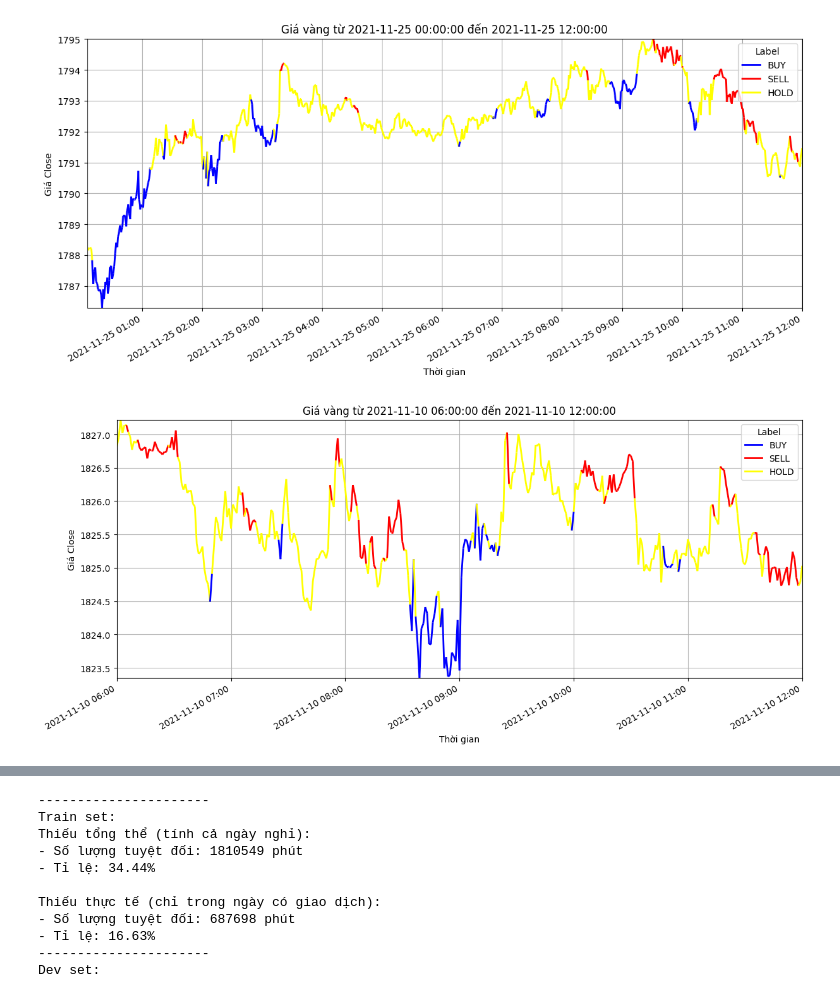
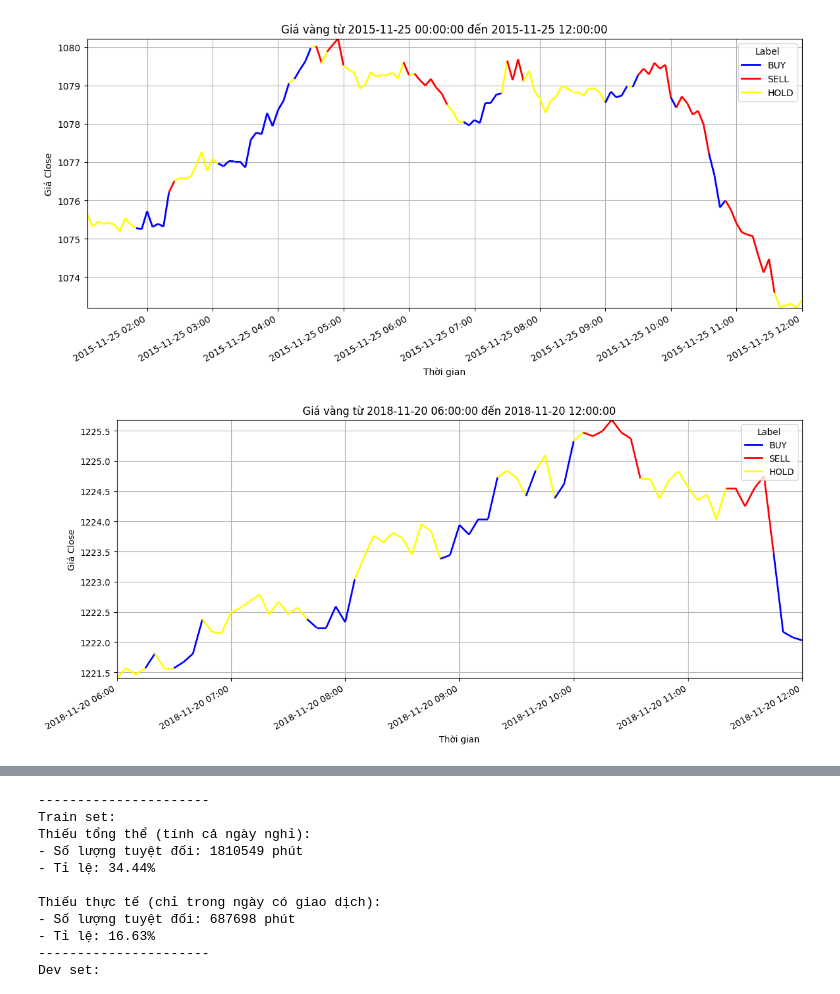
Before and after one commit to nguyenduchuyiu/xauusd-trading, a Jupyter notebook: analyst.ipynb, the cells around one changed output, grey strips where cells are left out. Drawn from its saved outputs; the diff is of its cells as text; code cells hidden in the pictures.

```diff
--- a/analyst.ipynb
+++ b/analyst.ipynb
@@ -17,7 +17,7 @@ def plot_labeled_price_by_time(df, start_time, end_time):
 
     # Tạo bản sao và xử lý cột datetime
     df = df.copy()
-    df['Datetime'] = pd.to_datetime(df['Date'].astype(str) + ' ' + df['Time'].astype(str), errors='coerce')
+    df['Datetime'] = pd.to_datetime(df['Date'].astype(str), errors='coerce')
     df.dropna(subset=['Datetime'], inplace=True)
 
     # Chuyển đổi thời gian đầu-cuối
@@ -68,22 +68,22 @@ def plot_labeled_price_by_time(df, start_time, end_time):
 
     plt.show()
 # %%
-df = pd.read_csv('data/xauusd/labeled_dev.csv')
+df = pd.read_csv('data/xauusd/kaggle/dynamic_labeled_train.csv')
 plot_labeled_price_by_time(
     df,
-    start_time='2021-11-25 00:00:00',
-    end_time='2021-11-25 12:00:00'
+    start_time='2015-11-25 00:00:00',
+    end_time='2015-11-25 12:00:00'
 )
 # %% [output]
-[figure, old version]
+[figure, new version]
 # %%
 plot_labeled_price_by_time(
     df,
-    start_time='2021-11-10 06:00:00',
-    end_time='2021-11-10 12:00:00'
+    start_time='2018-11-20 06:00:00',
+    end_time='2018-11-20 12:00:00'
 )
 # %% [output]
-[figure, old version]
+[figure, new version]
 # %%
 plot_labeled_price_by_time(
     df,
```
Also changed, not shown: parts of 1 cell of this notebook, 4 other files.
